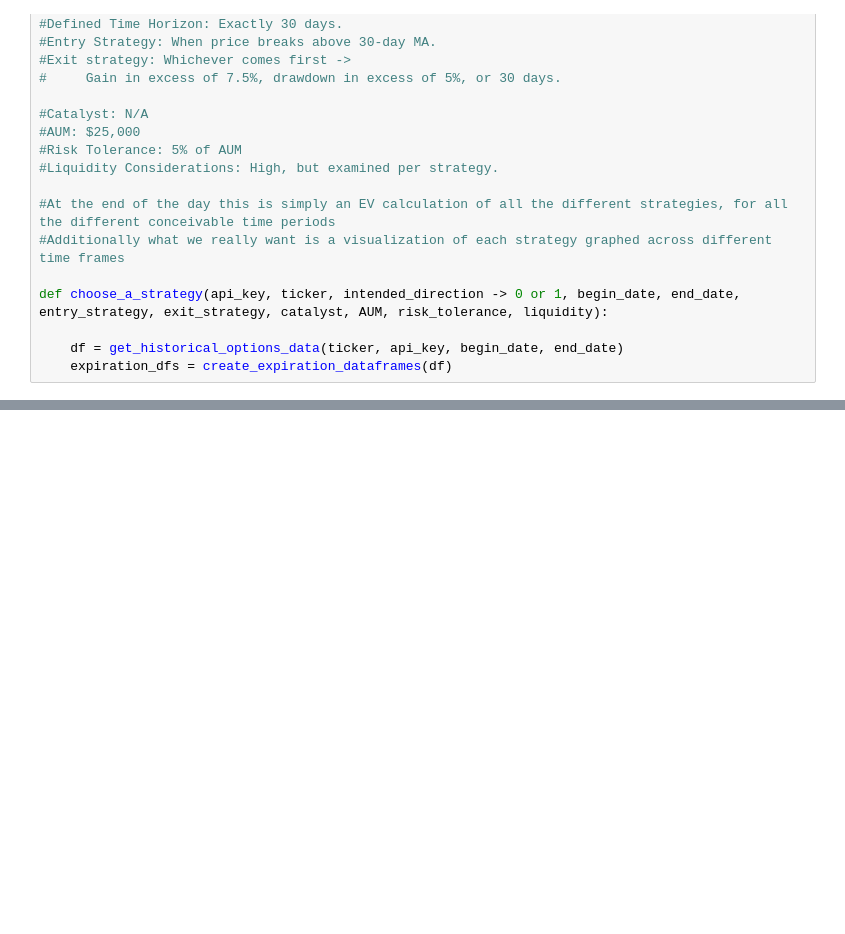
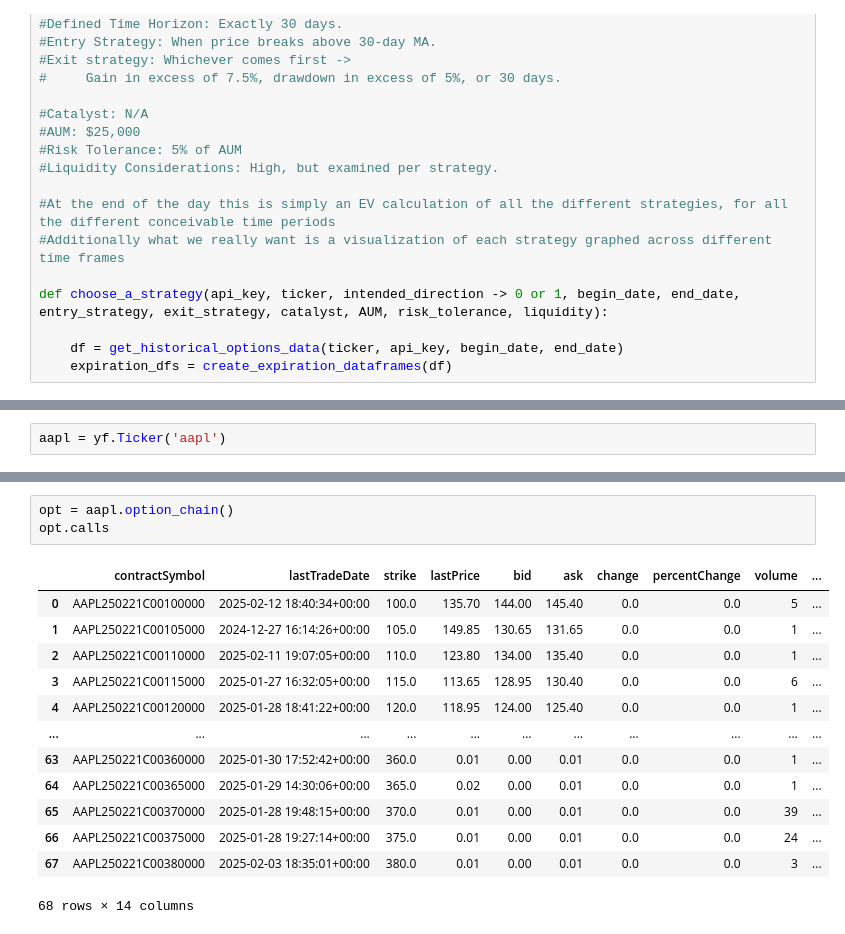
Before and after one commit to dsteffes133/Options_Strategies, a Jupyter notebook: david_initial_work/best_strategy_options.ipynb, the cells around one changed output, grey strips where cells are left out. Cells and saved outputs as stored; diff of their text form; blank space fills up the shorter version.

```diff
--- a/david_initial_work/best_strategy_options.ipynb
+++ b/david_initial_work/best_strategy_options.ipynb
@@ -459,0 +482,2 @@ def choose_a_strategy(api_key, ticker, intended_direction -> 0 or 1, begin_date,
+# %%
+aapl = yf.Ticker('aapl')
@@ -459,0 +507,17 @@ def choose_a_strategy(api_key, ticker, intended_direction -> 0 or 1, begin_date,
+# %%
+opt = aapl.option_chain()
+opt.calls
+# %% [output]
+|  | contractSymbol | lastTradeDate | strike | lastPrice | bid | ask | change | percentChange | volume | ... |
+| 0 | AAPL250221C00100000 | 2025-02-12 18:40:34+00:00 | 100.0 | 135.70 | 144.00 | 145.40 | 0.0 | 0.0 | 5 | ... |
+| 1 | AAPL250221C00105000 | 2024-12-27 16:14:26+00:00 | 105.0 | 149.85 | 130.65 | 131.65 | 0.0 | 0.0 | 1 | ... |
+| 2 | AAPL250221C00110000 | 2025-02-11 19:07:05+00:00 | 110.0 | 123.80 | 134.00 | 135.40 | 0.0 | 0.0 | 1 | ... |
+| 3 | AAPL250221C00115000 | 2025-01-27 16:32:05+00:00 | 115.0 | 113.65 | 128.95 | 130.40 | 0.0 | 0.0 | 6 | ... |
+| 4 | AAPL250221C00120000 | 2025-01-28 18:41:22+00:00 | 120.0 | 118.95 | 124.00 | 125.40 | 0.0 | 0.0 | 1 | ... |
+| ... | ... | ... | ... | ... | ... | ... | ... | ... | ... | ... |
+| 63 | AAPL250221C00360000 | 2025-01-30 17:52:42+00:00 | 360.0 | 0.01 | 0.00 | 0.01 | 0.0 | 0.0 | 1 | ... |
+| 64 | AAPL250221C00365000 | 2025-01-29 14:30:06+00:00 | 365.0 | 0.02 | 0.00 | 0.01 | 0.0 | 0.0 | 1 | ... |
+| 65 | AAPL250221C00370000 | 2025-01-28 19:48:15+00:00 | 370.0 | 0.01 | 0.00 | 0.01 | 0.0 | 0.0 | 39 | ... |
+| 66 | AAPL250221C00375000 | 2025-01-28 19:27:14+00:00 | 375.0 | 0.01 | 0.00 | 0.01 | 0.0 | 0.0 | 24 | ... |
+| 67 | AAPL250221C00380000 | 2025-02-03 18:35:01+00:00 | 380.0 | 0.01 | 0.00 | 0.01 | 0.0 | 0.0 | 3 | ... |
+68 rows × 14 columns
```
Also changed, not shown: parts of 4 cells of this notebook, 3 other files.
